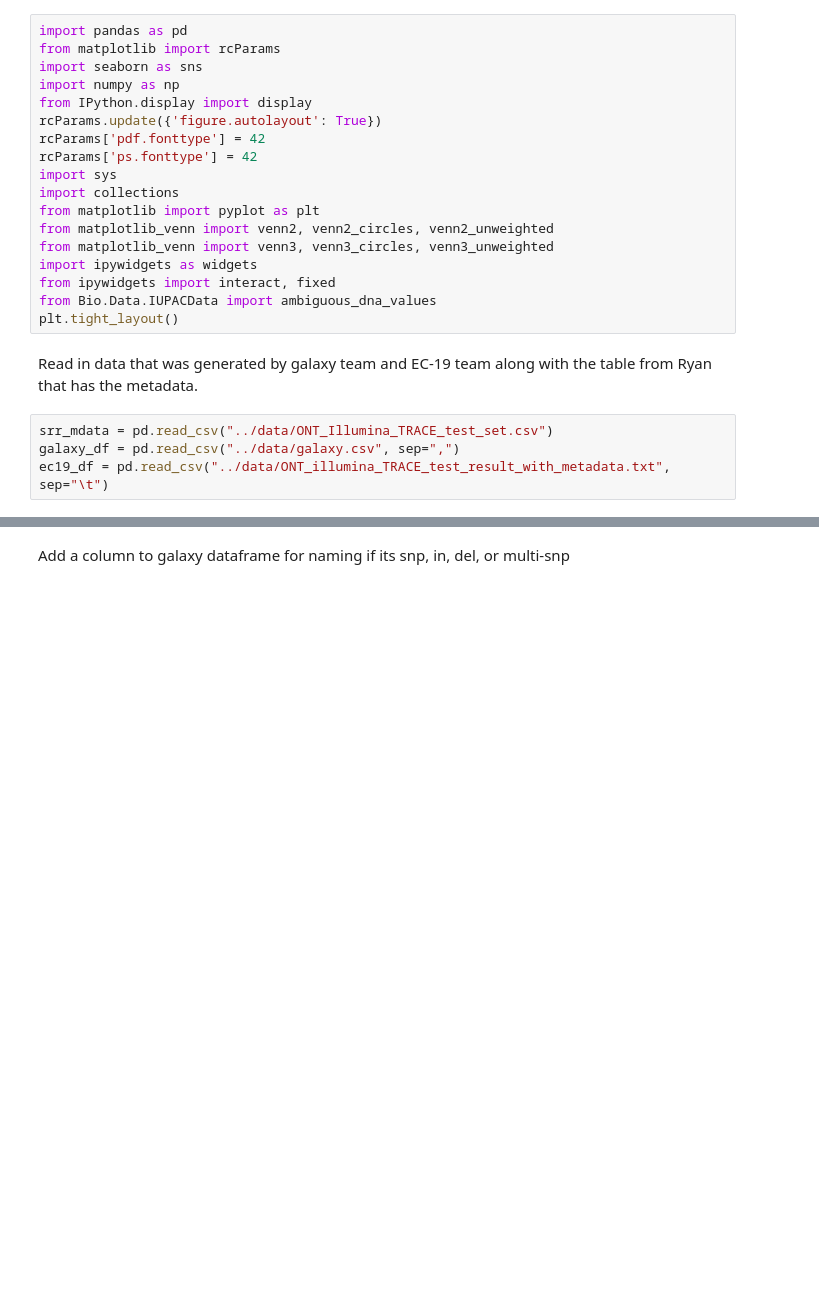
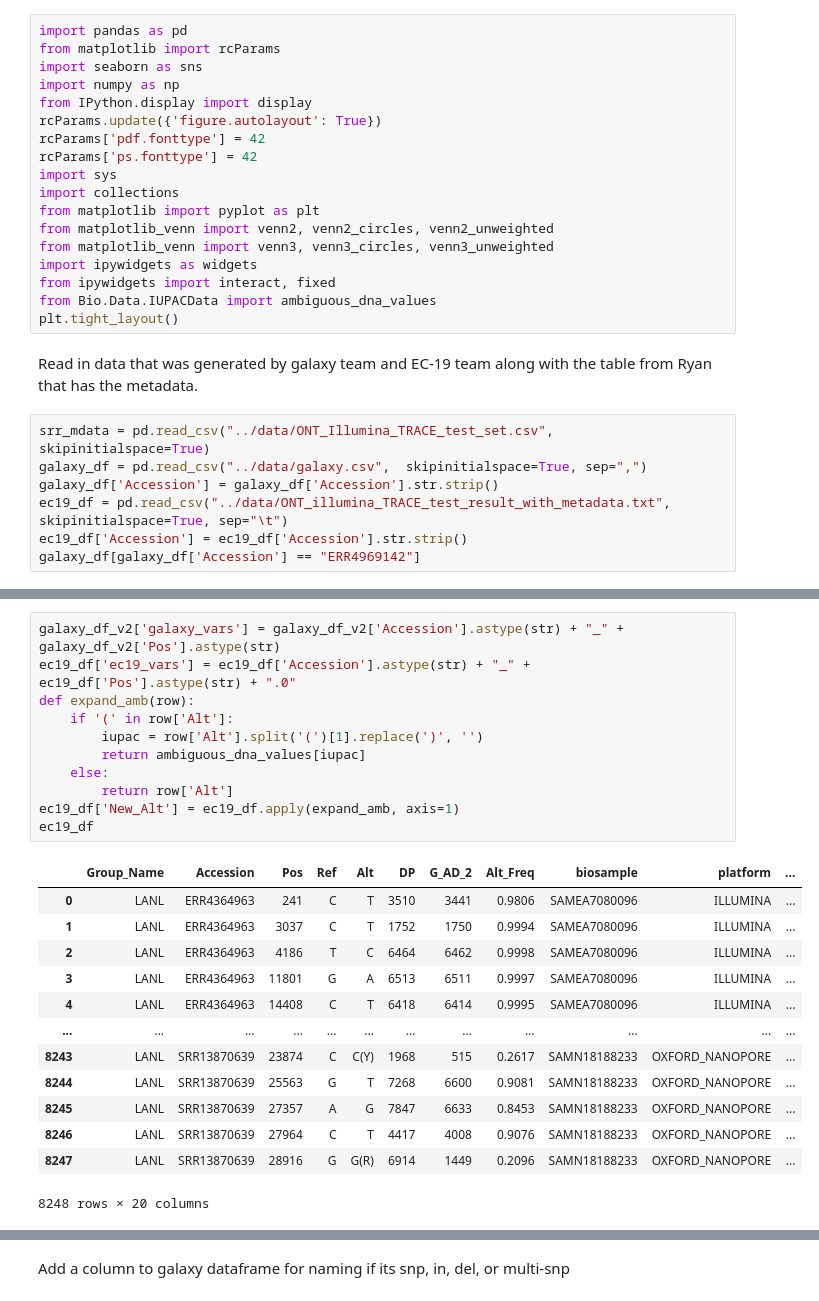
Before and after one commit to elais/ACTIV-TRACE-analysis, a Jupyter notebook: notebooks/ec19-galaxy.ipynb, the cells around one changed output, grey strips where cells are left out. Saved outputs shown, nothing was run; the diff lists cells and outputs as text; blank space fills up the shorter version.

```diff
--- a/notebooks/ec19-galaxy.ipynb
+++ b/notebooks/ec19-galaxy.ipynb
@@ -19,6 +19,9 @@ plt.tight_layout()
 # %% [markdown]
 Read in data that was generated by galaxy team and EC-19 team along with the table from Ryan that has the metadata.
 # %%
-srr_mdata = pd.read_csv("../data/ONT_Illumina_TRACE_test_set.csv")
-galaxy_df = pd.read_csv("../data/galaxy.csv", sep=",")
-ec19_df = pd.read_csv("../data/ONT_illumina_TRACE_test_result_with_metadata.txt", sep="\t")
+srr_mdata = pd.read_csv("../data/ONT_Illumina_TRACE_test_set.csv", skipinitialspace=True)
+galaxy_df = pd.read_csv("../data/galaxy.csv",  skipinitialspace=True, sep=",")
+galaxy_df['Accession'] = galaxy_df['Accession'].str.strip()
+ec19_df = pd.read_csv("../data/ONT_illumina_TRACE_test_result_with_metadata.txt", skipinitialspace=True, sep="\t")
+ec19_df['Accession'] = ec19_df['Accession'].str.strip()
+galaxy_df[galaxy_df['Accession'] == "ERR4969142"]
@@ -24,0 +116,25 @@ ec19_df = pd.read_csv("../data/ONT_illumina_TRACE_test_result_with_metadata.txt"
+# %%
+galaxy_df_v2['galaxy_vars'] = galaxy_df_v2['Accession'].astype(str) + "_" + galaxy_df_v2['Pos'].astype(str)
+ec19_df['ec19_vars'] = ec19_df['Accession'].astype(str) + "_" + ec19_df['Pos'].astype(str) + ".0"
+def expand_amb(row):
+    if '(' in row['Alt']:
+        iupac = row['Alt'].split('(')[1].replace(')', '')
+        return ambiguous_dna_values[iupac]
+    else:
+        return row['Alt']
+ec19_df['New_Alt'] = ec19_df.apply(expand_amb, axis=1)
+ec19_df
+# %% [output]
+|  | Group_Name | Accession | Pos | Ref | Alt | DP | G_AD_2 | Alt_Freq | biosample | platform | ... |
+| 0 | LANL | ERR4364963 | 241 | C | T | 3510 | 3441 | 0.9806 | SAMEA7080096 | ILLUMINA | ... |
+| 1 | LANL | ERR4364963 | 3037 | C | T | 1752 | 1750 | 0.9994 | SAMEA7080096 | ILLUMINA | ... |
+| 2 | LANL | ERR4364963 | 4186 | T | C | 6464 | 6462 | 0.9998 | SAMEA7080096 | ILLUMINA | ... |
+| 3 | LANL | ERR4364963 | 11801 | G | A | 6513 | 6511 | 0.9997 | SAMEA7080096 | ILLUMINA | ... |
+| 4 | LANL | ERR4364963 | 14408 | C | T | 6418 | 6414 | 0.9995 | SAMEA7080096 | ILLUMINA | ... |
+| ... | ... | ... | ... | ... | ... | ... | ... | ... | ... | ... | ... |
+| 8243 | LANL | SRR13870639 | 23874 | C | C(Y) | 1968 | 515 | 0.2617 | SAMN18188233 | OXFORD_NANOPORE | ... |
+| 8244 | LANL | SRR13870639 | 25563 | G | T | 7268 | 6600 | 0.9081 | SAMN18188233 | OXFORD_NANOPORE | ... |
+| 8245 | LANL | SRR13870639 | 27357 | A | G | 7847 | 6633 | 0.8453 | SAMN18188233 | OXFORD_NANOPORE | ... |
+| 8246 | LANL | SRR13870639 | 27964 | C | T | 4417 | 4008 | 0.9076 | SAMN18188233 | OXFORD_NANOPORE | ... |
+| 8247 | LANL | SRR13870639 | 28916 | G | G(R) | 6914 | 1449 | 0.2096 | SAMN18188233 | OXFORD_NANOPORE | ... |
+8248 rows × 20 columns
```
Also changed, not shown: parts of 27 cells of this notebook.
